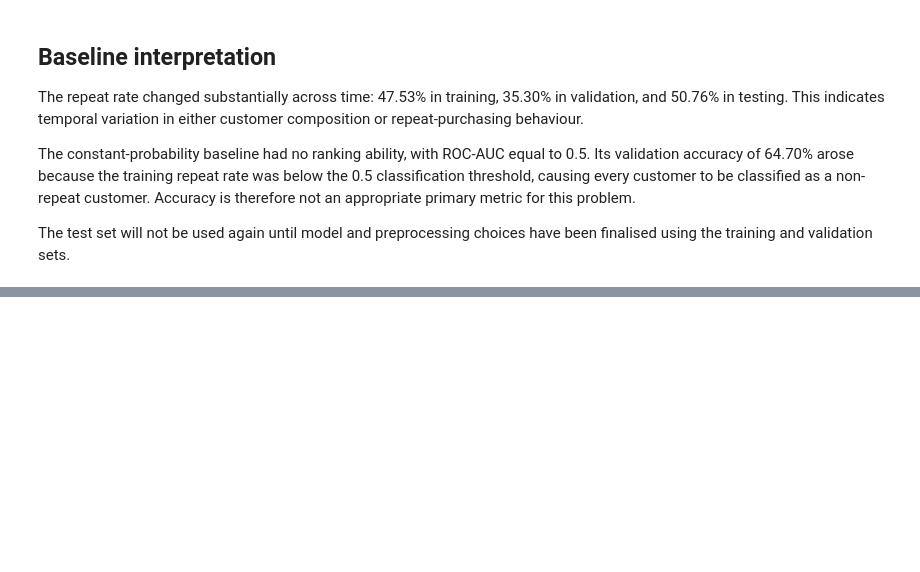
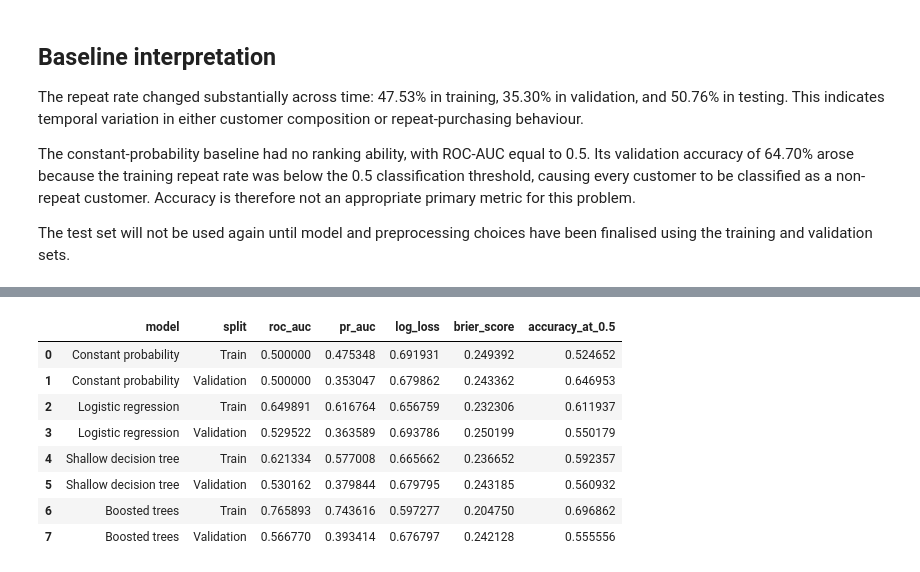
Before and after one commit to YiranLL/online-retail-retention, a Jupyter notebook: notebooks/04_modelling.ipynb, the cells around one changed output, grey strips where cells are left out. Saved outputs shown, nothing was run; the diff lists cells and outputs as text; code cells hidden in the pictures; blank space fills up the shorter version.

Commit message:
modelling

```diff
--- a/notebooks/04_modelling.ipynb
+++ b/notebooks/04_modelling.ipynb
@@ -271,0 +576,8 @@ have been finalised using the training and validation sets.
+# %%
+tree_train_probabilities = tree_pipeline.predict_proba(
+    X_train
+)[:, 1]
+
+tree_validation_probabilities = tree_pipeline.predict_proba(
+    X_validation
+)[:, 1]
@@ -271,0 +752,10 @@ have been finalised using the training and validation sets.
+# %%
+boosted_train_probabilities = (
+    boosted_pipeline.predict_proba(X_train)[:, 1]
+)
+
+boosted_validation_probabilities = (
+    boosted_pipeline.predict_proba(
+        X_validation
+    )[:, 1]
+)
@@ -271,0 +793,38 @@ have been finalised using the training and validation sets.
+# %%
+model_comparison = pd.concat(
+    [
+        baseline_results.loc[
+            baseline_results["split"].isin(
+                ["Train", "Validation"]
+            )
+        ],
+        logistic_results,
+        tree_results,
+        boosted_results
+    ],
+    ignore_index=True
+)
+
+display(
+    model_comparison[
+        [
+            "model",
+            "split",
+            "roc_auc",
+            "pr_auc",
+            "log_loss",
+            "brier_score",
+            "accuracy_at_0.5"
+        ]
+    ]
+)
+# %% [output]
+|  | model | split | roc_auc | pr_auc | log_loss | brier_score | accuracy_at_0.5 |
+| 0 | Constant probability | Train | 0.500000 | 0.475348 | 0.691931 | 0.249392 | 0.524652 |
+| 1 | Constant probability | Validation | 0.500000 | 0.353047 | 0.679862 | 0.243362 | 0.646953 |
+| 2 | Logistic regression | Train | 0.649891 | 0.616764 | 0.656759 | 0.232306 | 0.611937 |
+| 3 | Logistic regression | Validation | 0.529522 | 0.363589 | 0.693786 | 0.250199 | 0.550179 |
+| 4 | Shallow decision tree | Train | 0.621334 | 0.577008 | 0.665662 | 0.236652 | 0.592357 |
+| 5 | Shallow decision tree | Validation | 0.530162 | 0.379844 | 0.679795 | 0.243185 | 0.560932 |
+| 6 | Boosted trees | Train | 0.765893 | 0.743616 | 0.597277 | 0.204750 | 0.696862 |
+| 7 | Boosted trees | Validation | 0.566770 | 0.393414 | 0.676797 | 0.242128 | 0.555556 |
```
Also changed, not shown: parts of 47 cells of this notebook.
